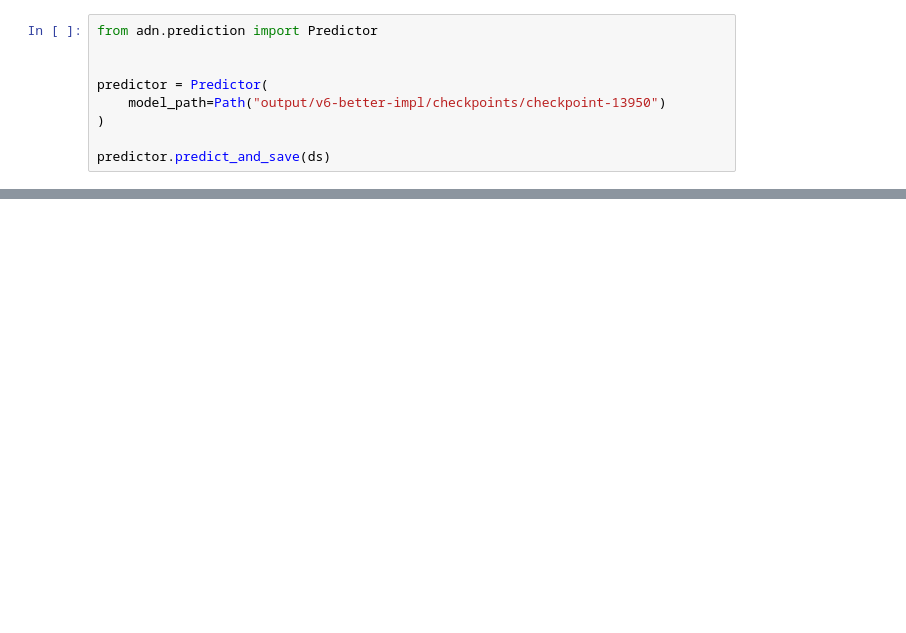
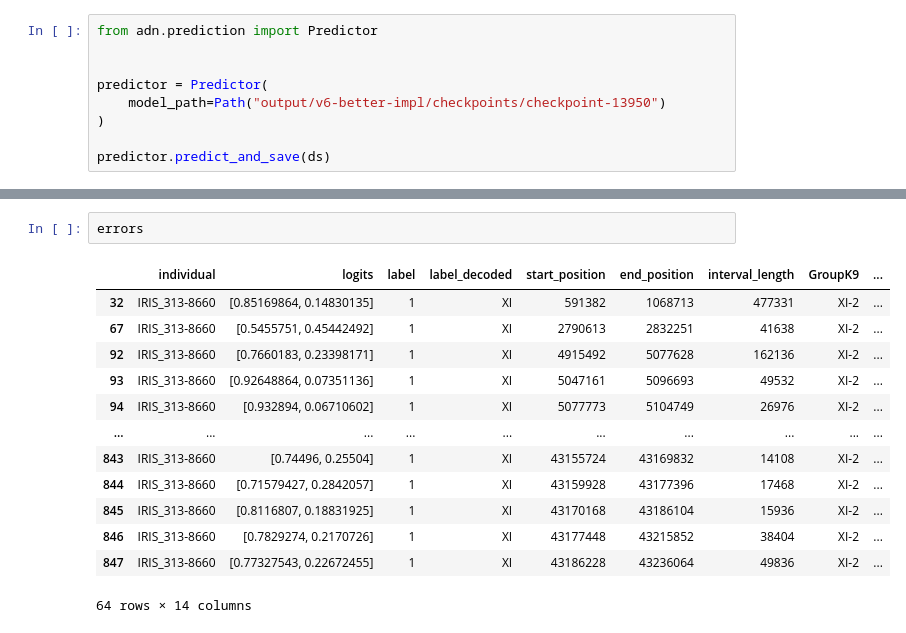
Before and after one commit to Soum-Soum/Dna-Transformer, a Jupyter notebook: test.ipynb, the cells around one changed output, grey strips where cells are left out. Saved outputs shown, nothing was run; the diff lists cells and outputs as text; blank space fills up the shorter version.

```diff
--- a/test.ipynb
+++ b/test.ipynb
@@ -86,0 +138,16 @@ ds.metadata_df
+# %%
+errors
+# %% [output]
+|  | individual | logits | label | label_decoded | start_position | end_position | interval_length | GroupK9 | ... |
+| 32 | IRIS_313-8660 | [0.85169864, 0.14830135] | 1 | XI | 591382 | 1068713 | 477331 | XI-2 | ... |
+| 67 | IRIS_313-8660 | [0.5455751, 0.45442492] | 1 | XI | 2790613 | 2832251 | 41638 | XI-2 | ... |
+| 92 | IRIS_313-8660 | [0.7660183, 0.23398171] | 1 | XI | 4915492 | 5077628 | 162136 | XI-2 | ... |
+| 93 | IRIS_313-8660 | [0.92648864, 0.07351136] | 1 | XI | 5047161 | 5096693 | 49532 | XI-2 | ... |
+| 94 | IRIS_313-8660 | [0.932894, 0.06710602] | 1 | XI | 5077773 | 5104749 | 26976 | XI-2 | ... |
+| ... | ... | ... | ... | ... | ... | ... | ... | ... | ... |
+| 843 | IRIS_313-8660 | [0.74496, 0.25504] | 1 | XI | 43155724 | 43169832 | 14108 | XI-2 | ... |
+| 844 | IRIS_313-8660 | [0.71579427, 0.2842057] | 1 | XI | 43159928 | 43177396 | 17468 | XI-2 | ... |
+| 845 | IRIS_313-8660 | [0.8116807, 0.18831925] | 1 | XI | 43170168 | 43186104 | 15936 | XI-2 | ... |
+| 846 | IRIS_313-8660 | [0.7829274, 0.2170726] | 1 | XI | 43177448 | 43215852 | 38404 | XI-2 | ... |
+| 847 | IRIS_313-8660 | [0.77327543, 0.22672455] | 1 | XI | 43186228 | 43236064 | 49836 | XI-2 | ... |
+64 rows × 14 columns
```
Also changed, not shown: parts of 8 cells of this notebook, 1 other file.
